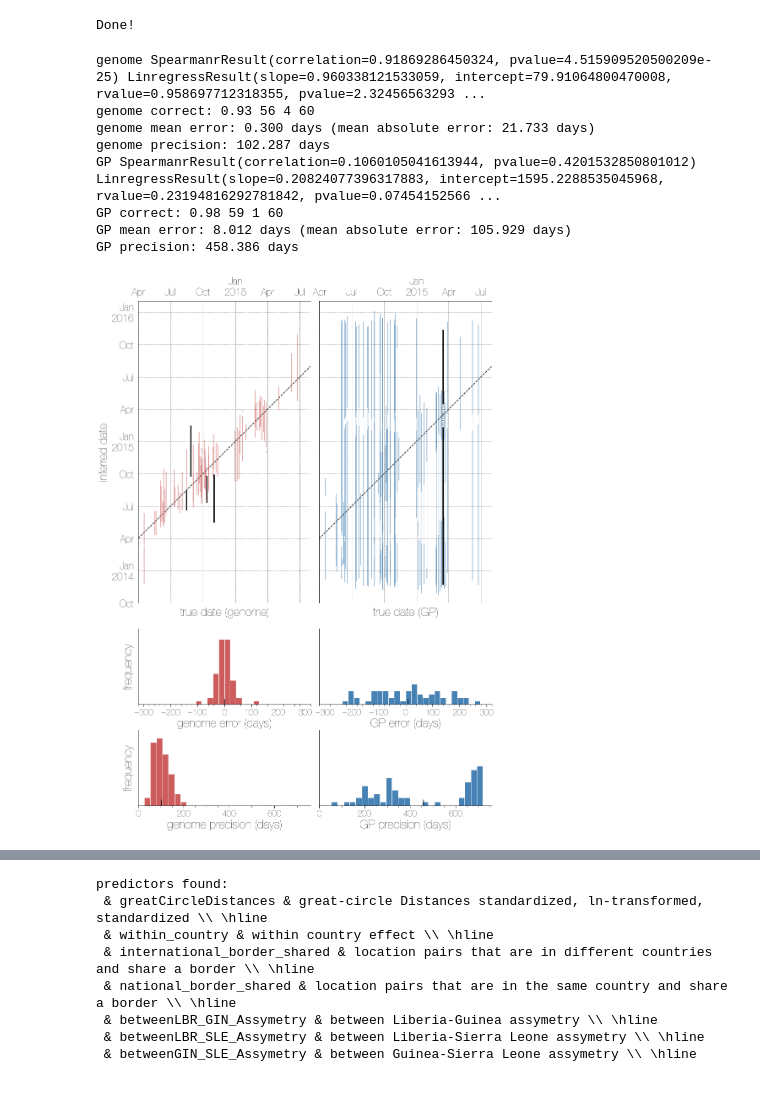
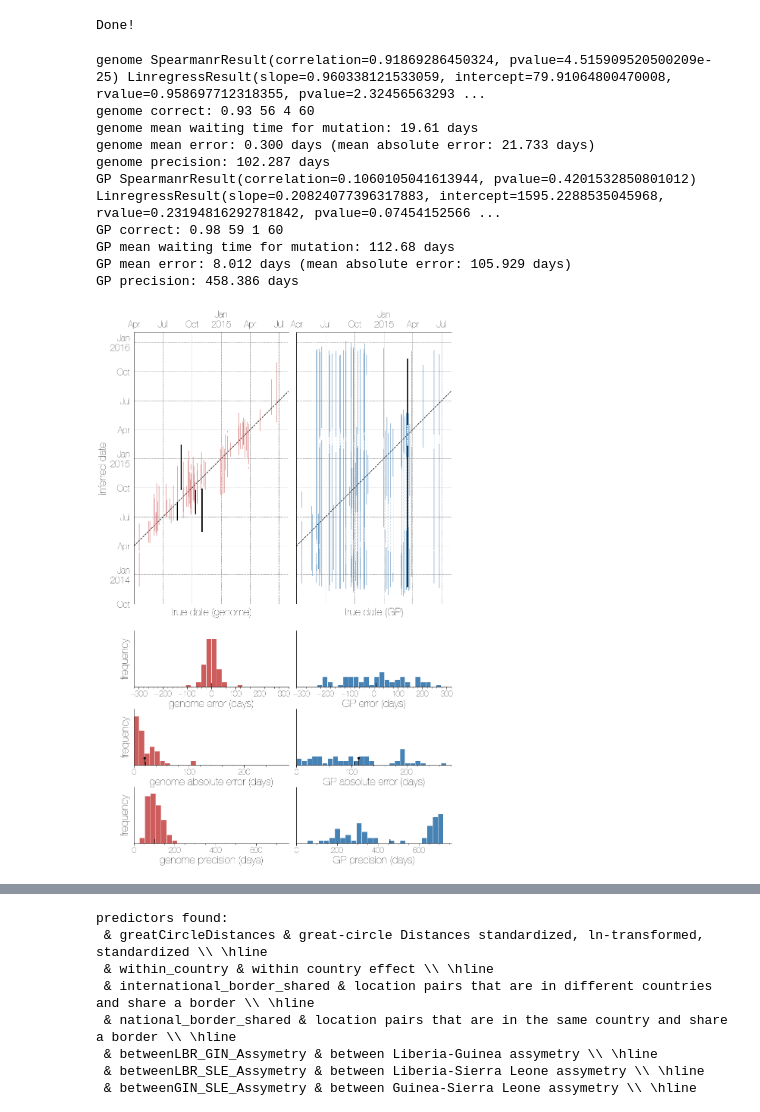
Before and after one commit to blab/genomic-horizon, a Jupyter notebook: scripts/genomic-horizon.ipynb, the cells around one changed output, grey strips where cells are left out. Cells and saved outputs as stored; diff of their text form; code cells hidden in the pictures.

```diff
--- a/scripts/genomic-horizon.ipynb
+++ b/scripts/genomic-horizon.ipynb
@@ -167,12 +168,12 @@ for line in open(standard,'r'):
 This cell loads the 60 taxa designated for masking.
 # %%
 mask=[]
-for line in open('/Users/evogytis/Documents/genomic-horizon/data/masked_set.txt','r'):
+for line in open('/Users/evogytis/Documents/manuscripts/genomic-horizon/data/masked_set.txt','r'):
     l=line.strip('\n')
     mask.append(l)
 
 subset=[]
-for line in open('/Users/evogytis/Documents/genomic-horizon/data/alignments/Makona_600_gp.fasta','r'):
+for line in open('/Users/evogytis/Documents/manuscripts/genomic-horizon/data/alignments/Makona_600_gp.fasta','r'):
     if '>' in line:
         subset.append(line.strip('\n')[1:])
 
@@ -217,16 +289,16 @@ gp 38855 1.5948946150738836
 # %% [markdown]
 Load MCC trees.
 # %%
-gp_mcc=bt.loadNexus('/Users/evogytis/Documents/genomic-horizon/data/xml/combined/Makona_600_gp.GLM.mcc.tree')
-gn_mcc=bt.loadNexus('/Users/evogytis/Documents/genomic-horizon/data/xml/combined/Makona_600_genome.GLM.mcc.tree')
+gp_mcc=bt.loadNexus('/Users/evogytis/Documents/manuscripts/genomic-horizon/data/xml/combined/Makona_600_gp.GLM.mcc.tree')
+gn_mcc=bt.loadNexus('/Users/evogytis/Documents/manuscripts/genomic-horizon/data/xml/combined/Makona_600_genome.GLM.mcc.tree')
 
 gp_mcc.treeStats()
 gn_mcc.treeStats()
 
 gp_ml=bt.tree()
 gn_ml=bt.tree()
-bt.make_tree(open('/Users/evogytis/Documents/genomic-horizon/data/trees/Makona_600_gp.rooted.tree','r').readline(),gp_ml)
-bt.make_tree(open('/Users/evogytis/Documents/genomic-horizon/data/trees/Makona_600_genome.rooted.tree','r').readline(),gn_ml)
+bt.make_tree(open('/Users/evogytis/Documents/manuscripts/genomic-horizon/data/trees/Makona_600_gp.rooted.tree','r').readline(),gp_ml)
+bt.make_tree(open('/Users/evogytis/Documents/manuscripts/genomic-horizon/data/trees/Makona_600_genome.rooted.tree','r').readline(),gn_ml)
 gp_ml.renameTips({k.numName:k.numName for k in gp_ml.Objects if k.branchType=='leaf'})
 gn_ml.renameTips({k.numName:k.numName for k in gn_ml.Objects if k.branchType=='leaf'})
 
@@ -237,6 +309,12 @@ gp_ml.sortBranches()
 gn_ml.sortBranches()
 gp_ml.treeStats()
 gn_ml.treeStats()
+
+summary['genome']['ML tree length']=sum(gn_ml.getParameter('length',use_trait=False))
+summary['gp']['ML tree length']=sum(gp_ml.getParameter('length',use_trait=False))
+
+summary['genome']['timetree length']=sum(gn_mcc.getParameter('length',use_trait=False))
+summary['gp']['timetree length']=sum(gp_mcc.getParameter('length',use_trait=False))
 # %% [output]
 Tree height: 1.980173
 Tree length: 173.017810
@@ -262,7 +340,7 @@ tip_ages={'gp':{},
           'genome':{}}
 
 for gene in ['gp','genome']:
-    for line in open('/Users/evogytis/Documents/genomic-horizon/data/plot/%s_ageHPDS.txt'%(gene),'r'):
+    for line in open('/Users/evogytis/Documents/manuscripts/genomic-horizon/data/plot/%s_ageHPDS.txt'%(gene),'r'):
         l=line.strip('\n').split('\t')
         if l[0]=='tip':
             pass
@@ -287,8 +365,8 @@ mons=[x for x in all_mons if (int(x.split('-')[1])-1)%every==0]
 x_range=bt.decimalDate('2015-08-01')-bt.decimalDate('2014-04-01')
 y_range=bt.decimalDate(all_mons[-1])-bt.decimalDate(all_mons[0])
 
-fig = plt.figure(figsize=(15, 22),facecolor='w')
-gs = gridspec.GridSpec(3, 2,height_ratios=[4,1,1],wspace=0.05,hspace=0.17) ## setup figure with two columns
+fig = plt.figure(figsize=(15, 25),facecolor='w')
+gs = gridspec.GridSpec(4, 2,height_ratios=[5,1,1,1],wspace=0.05,hspace=0.195) ## setup figure with two columns
 
 locTrait='location.states'
 
@@ -296,6 +374,7 @@ for i,T in enumerate(data.keys()):
     ax = plt.subplot(gs[0,i])
     ax2 = plt.subplot(gs[1,i])
     ax3 = plt.subplot(gs[2,i])
+    ax4 = plt.subplot(gs[3,i])
 
     if 'genome' in T:
         fc='indianred'
@@ -371,6 +450,7 @@ for i,T in enumerate(data.keys()):
         ax.set_yticklabels(ax.get_xticklabels())
         ax2.set_ylabel('frequency',size=28)
         ax3.set_ylabel('frequency',size=28)
+        ax4.set_ylabel('frequency',size=28)
     else:
         ax.set_yticklabels([])
 
@@ -387,48 +467,76 @@ for i,T in enumerate(data.keys()):
     ax2.eventplot([mean_d],color=['k'],linelengths=3,lineoffsets=0,zorder=100)
     ax2.set_xlim(-320,320)
 
+    mean_ad=np.mean(map(abs,distances))
+    ax3.hist(map(abs,distances),range=(0,281),bins=30,facecolor=fc,edgecolor='w')
+    ax3.eventplot([mean_ad],color=['k'],linelengths=3,lineoffsets=0,zorder=100)
+    ax3.set_xlim(0,281)
+    if aln=='GP':
+        expectation=1/(2031*0.0015948946150738837)*365
+    elif aln=='genome':
+        expectation=1/(18992*0.0009801089699842608)*365
+
+    print('%s mean waiting time for mutation: %.2f days'%(aln,expectation))
+    ax3.eventplot([expectation],color=['k'],linelengths=6,lineoffsets=0,zorder=100)
+    ax3.scatter(expectation,3,s=40,facecolor='k',edgecolor='none',zorder=101)
+
     mean_p=np.mean(precisions)
-    ax3.hist(precisions,range=(0,800),bins=30,facecolor=fc,edgecolor='w')
-    ax3.eventplot([mean_p],color=['k'],linelengths=3,lineoffsets=0,zorder=100)
-    ax3.set_xlim(0,760)
+    ax4.hist(precisions,range=(0,800),bins=30,facecolor=fc,edgecolor='w')
+    ax4.eventplot([mean_p],color=['k'],linelengths=3,lineoffsets=0,zorder=100)
+    ax4.set_xlim(0,760)
 
     print '%s mean error: %.3f days (mean absolute error: %.3f days)'%(aln,mean_d,np.mean(map(abs,distances)))
     print '%s precision: %.3f days'%(aln,mean_p)
+    summary[aln.lower()]['mean error']=mean_d
+    summary[aln.lower()]['mean absolute error']=np.mean(map(abs,distances))
+    summary[aln.lower()]['precision']=mean_p
+    summary[aln.lower()]['expected waiting time for mutation']=expectation
 
-    ax2.set_xlabel('%s error (days)'%(aln),size=28)
-    ax3.set_xlabel('%s precision (days)'%(aln),size=28)
+    ax2.set_xlabel('%s error (days)'%(aln),size=28,clip_on=False)
+    ax3.set_xlabel('%s absolute error (days)'%(aln),size=28,clip_on=False)
+    ax4.set_xlabel('%s precision (days)'%(aln),size=28,clip_on=False)
 
     [ax.spines[pos].set_color('none') for pos in ['bottom','right']]
     [ax2.spines[pos].set_color('none') for pos in ['right','top']]
     [ax3.spines[pos].set_color('none') for pos in ['right','top']]
+    [ax4.spines[pos].set_color('none') for pos in ['right','top']]
 
     ax.tick_params(size=0,labelsize=24,pad=10)
 
     ax2.xaxis.set_minor_locator(mpl.ticker.MultipleLocator(20))
     ax2.xaxis.set_major_locator(mpl.ticker.MultipleLocator(100))
     ax2.tick_params(axis='x',which='major',size=6,labelsize=20)
     ax2.tick_params(axis='x',which='minor',size=4,labelsize=0)
     ax2.tick_params(axis='y',size=0,labelsize=0)
     ax2.set_ylim(0,22)
 
-    ax3.xaxis.set_minor_locator(mpl.ticker.MultipleLocator(50))
-    ax3.xaxis.set_major_locator(mpl.ticker.MultipleLocator(200))
+    ax3.xaxis.set_minor_locator(mpl.ticker.MultipleLocator(20))
+    ax3.xaxis.set_major_locator(mpl.ticker.MultipleLocator(100))
     ax3.tick_params(axis='x',which='major',size=6,labelsize=20)
     ax3.tick_params(axis='x',which='minor',size=4,labelsize=0)
     ax3.tick_params(axis='y',size=0,labelsize=0)
-    ax3.set_ylim(0,19)
-plt.savefig('/Users/evogytis/Documents/genomic-horizon/figures/fig2_dates.png',dpi=300,bbox_inches='tight')
+    ax3.set_ylim(0,24)
+
+    ax4.xaxis.set_minor_locator(mpl.ticker.MultipleLocator(50))
+    ax4.xaxis.set_major_locator(mpl.ticker.MultipleLocator(200))
+    ax4.tick_params(axis='x',which='major',size=6,labelsize=20)
+    ax4.tick_params(axis='x',which='minor',size=4,labelsize=0)
+    ax4.tick_params(axis='y',size=0,labelsize=0)
+    ax4.set_ylim(0,19)
+plt.savefig('/Users/evogytis/Documents/manuscripts/genomic-horizon/figures/fig2_dates.png',dpi=300,bbox_inches='tight')
 plt.show()
 # %% [output]
 genome SpearmanrResult(correlation=0.91869286450324, pvalue=4.515909520500209e-25) LinregressResult(slope=0.960338121533059, intercept=79.91064800470008, rvalue=0.958697712318355, pvalue=2.32456563293 ...
 genome correct: 0.93 56 4 60
+genome mean waiting time for mutation: 19.61 days
 genome mean error: 0.300 days (mean absolute error: 21.733 days)
 genome precision: 102.287 days
 GP SpearmanrResult(correlation=0.1060105041613944, pvalue=0.4201532850801012) LinregressResult(slope=0.20824077396317883, intercept=1595.2288535045968, rvalue=0.23194816292781842, pvalue=0.07454152566 ...
 GP correct: 0.98 59 1 60
+GP mean waiting time for mutation: 112.68 days
 GP mean error: 8.012 days (mean absolute error: 105.929 days)
 GP precision: 458.386 days
-[figure, old version]
+[figure, new version]
 # %%
 fig = plt.figure(figsize=(15, 15),facecolor='w')
 
```
Also changed, not shown: parts of 14 cells of this notebook, 3 other files.
